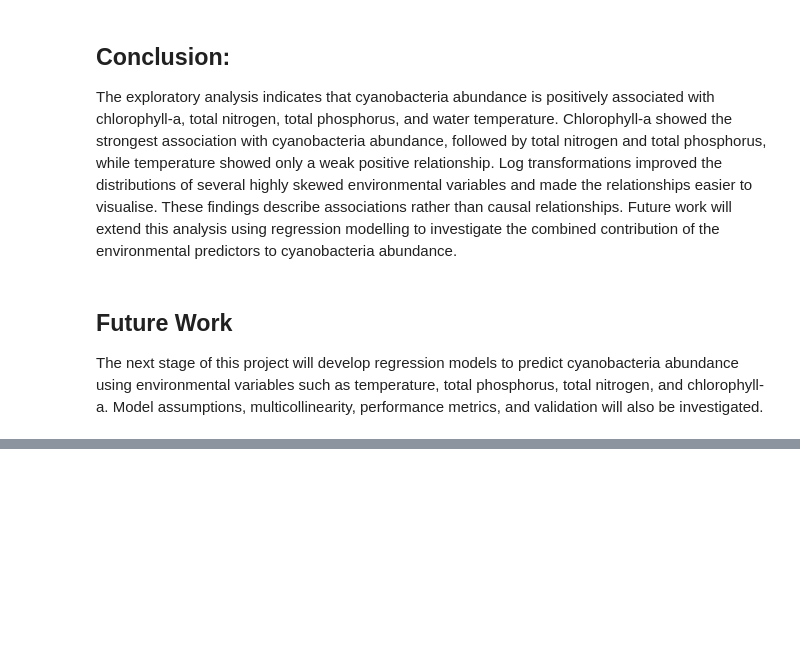
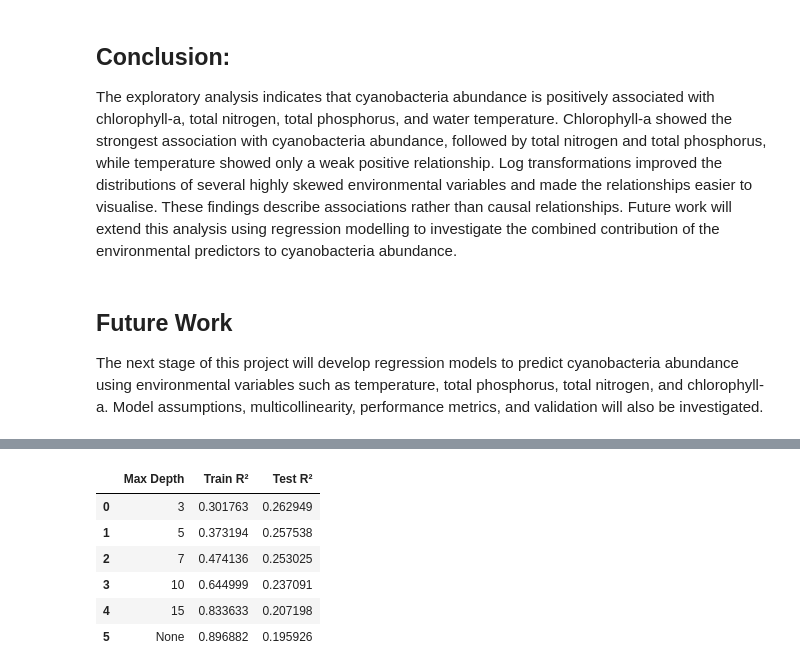
Before and after one commit to Projectisready/Algal_Bloom, a Jupyter notebook: notebooks/01_exploratory_analysis.ipynb, the cells around one changed output, grey strips where cells are left out. Saved outputs shown, nothing was run; the diff lists cells and outputs as text; code cells hidden in the pictures; blank space fills up the shorter version.

```diff
--- a/notebooks/01_exploratory_analysis.ipynb
+++ b/notebooks/01_exploratory_analysis.ipynb
@@ -661,0 +959,10 @@ done
+# %%
+from sklearn.ensemble import RandomForestRegressor
+
+rf_model = RandomForestRegressor(
+    n_estimators=300,
+    random_state=42,
+    n_jobs=-1
+)
+
+rf_model.fit(X_train, y_train)
@@ -661,0 +1053,34 @@ done
+# %%
+depth_results = []
+
+for depth in [3, 5, 7, 10, 15, None]:
+
+    model = RandomForestRegressor(
+        n_estimators=300,
+        max_depth=depth,
+        random_state=42,
+        n_jobs=-1
+    )
+
+    model.fit(X_train, y_train)
+
+    train_pred = model.predict(X_train)
+    test_pred = model.predict(X_test)
+
+    depth_results.append({
+        'Max Depth': str(depth),
+        'Train R²': r2_score(y_train, train_pred),
+        'Test R²': r2_score(y_test, test_pred)
+    })
+
+depth_results_df = pd.DataFrame(depth_results)
+
+depth_results_df
+# %% [output]
+|  | Max Depth | Train R² | Test R² |
+| 0 | 3 | 0.301763 | 0.262949 |
+| 1 | 5 | 0.373194 | 0.257538 |
+| 2 | 7 | 0.474136 | 0.253025 |
+| 3 | 10 | 0.644999 | 0.237091 |
+| 4 | 15 | 0.833633 | 0.207198 |
+| 5 | None | 0.896882 | 0.195926 |
```
Also changed, not shown: parts of 66 cells of this notebook.
